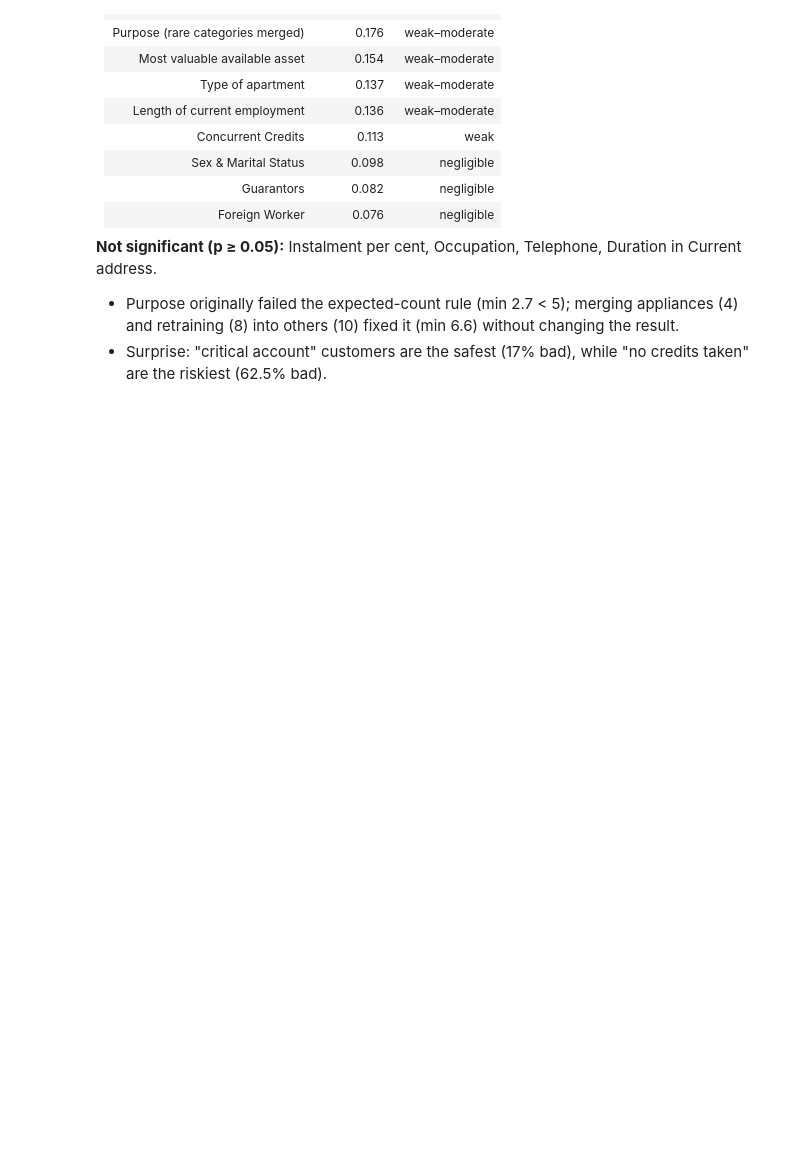
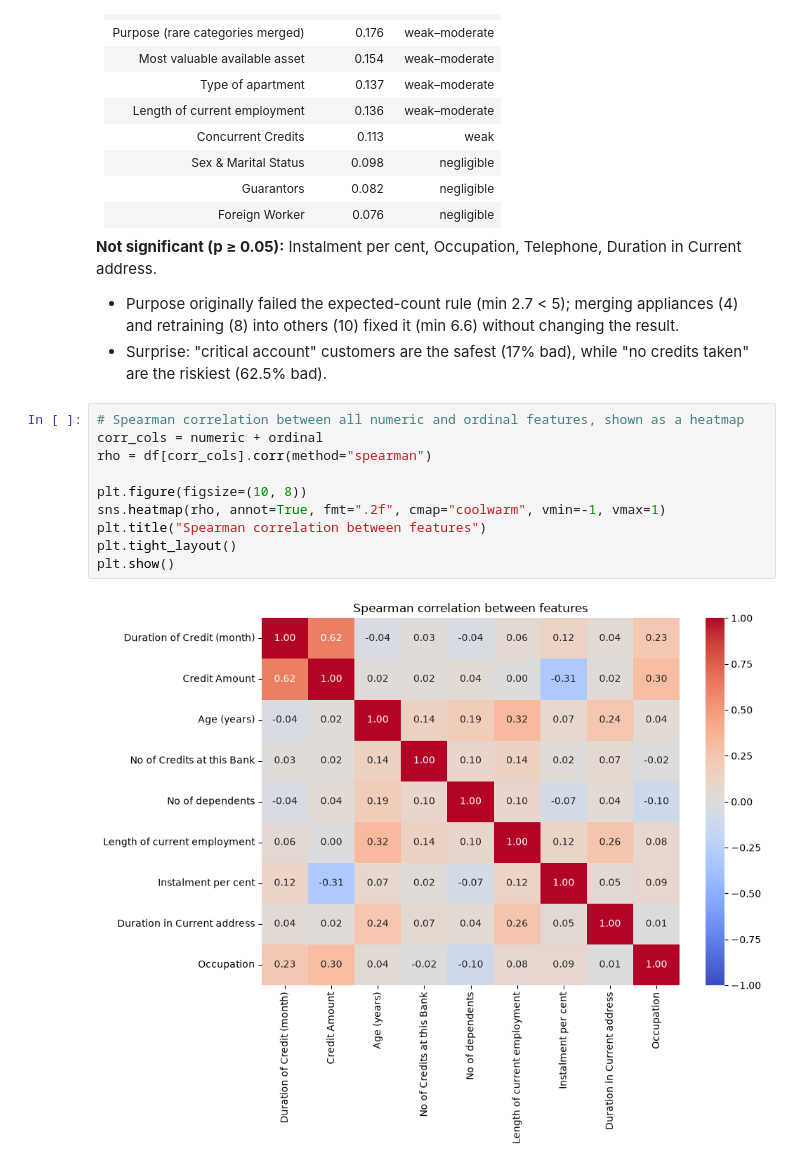
Before and after one commit to dadounsamira/german-credit-score, a Jupyter notebook: notebooks/02-statistical-tests.ipynb, the cells around one changed output. Saved outputs shown, nothing was run; the diff lists cells and outputs as text; blank space fills up the shorter version.

Commit message:
Add Spearman correlation heatmap and VIF

```diff
--- a/notebooks/02-statistical-tests.ipynb
+++ b/notebooks/02-statistical-tests.ipynb
@@ -189,3 +189,15 @@ chi2 = 30.99, dof = 7, p = 6.25e-05, Cramér's V = 0.176, min expected = 6.6
 
 - Purpose originally failed the expected-count rule (min 2.7 < 5); merging appliances (4) and retraining (8) into others (10) fixed it (min 6.6) without changing the result.
 - Surprise: "critical account" customers are the safest (17% bad), while "no credits taken" are the riskiest (62.5% bad).
+# %%
+# Spearman correlation between all numeric and ordinal features, shown as a heatmap
+corr_cols = numeric + ordinal
+rho = df[corr_cols].corr(method="spearman")
+
+plt.figure(figsize=(10, 8))
+sns.heatmap(rho, annot=True, fmt=".2f", cmap="coolwarm", vmin=-1, vmax=1)
+plt.title("Spearman correlation between features")
+plt.tight_layout()
+plt.show()
+# %% [output]
+[figure, added]
```
Also changed, not shown: parts of 3 cells of this notebook.
